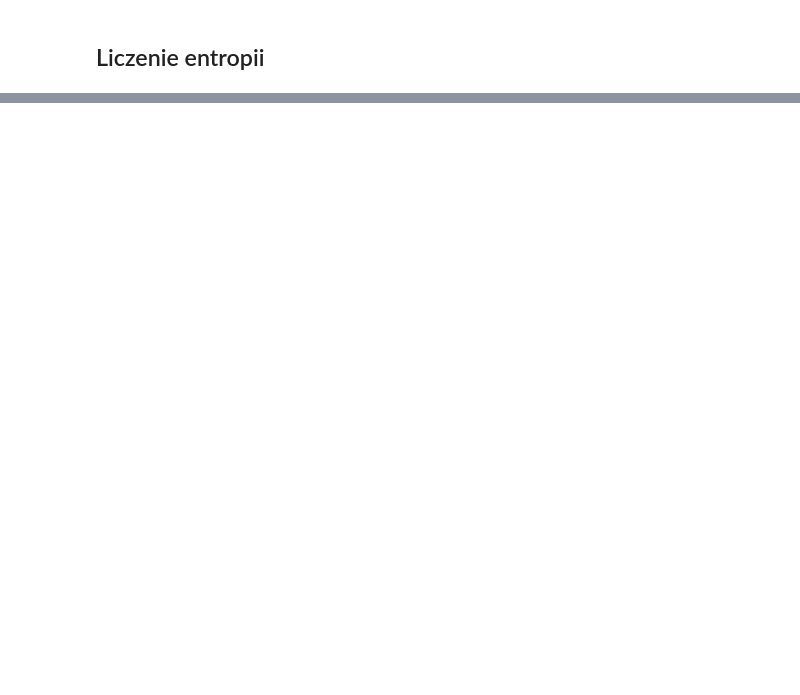
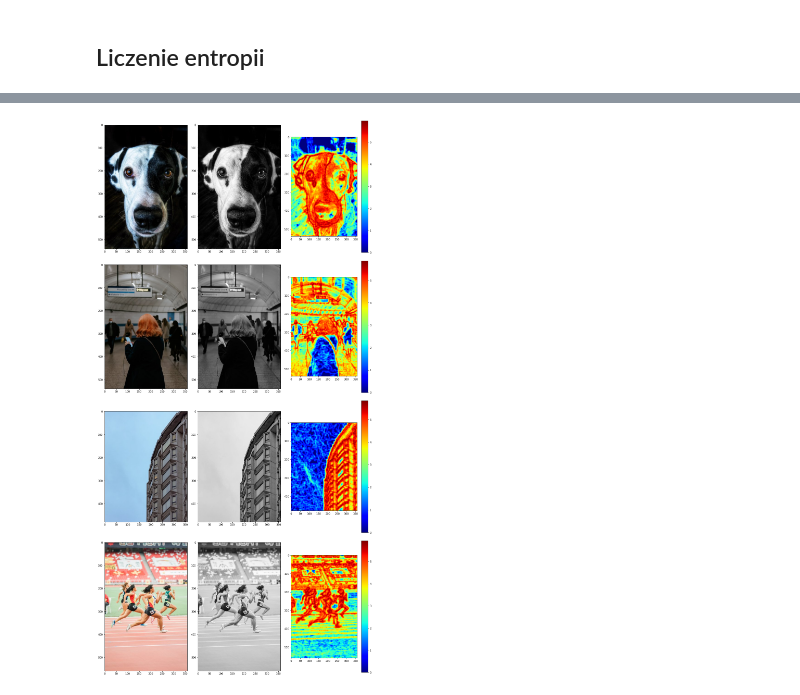
Before and after one commit to bonczol/TIMKoD, a Jupyter notebook: lab6/lab6.ipynb, the cells around one changed output, grey strips where cells are left out. Saved outputs shown, nothing was run; the diff lists cells and outputs as text; code cells hidden in the pictures; blank space fills up the shorter version.

```diff
--- a/lab6/lab6.ipynb
+++ b/lab6/lab6.ipynb
@@ -62,0 +63,28 @@ for im in images[0:1]:
+# %%
+KERNEL_SIZE = 9
+
+cols = 3
+rows = ceil((len(images) * 3) / cols)
+plt.figure(figsize=(15, 30))
+
+for i, im in enumerate(images):
+    # Convert to grayscale
+    im_gray = np.array(ImageOps.grayscale(im))
+
+    # Calculate the entropy in the neighbourhood
+    e = im_entropy(im_gray, KERNEL_SIZE)
+
+    # Plot results
+    plt.subplot(rows,cols, 3*i+1)
+    plt.imshow(np.array(im), cmap=plt.cm.jet)
+
+    plt.subplot(rows,cols, 3*i+2)
+    plt.imshow(im_gray, cmap=plt.cm.gray)
+
+    plt.subplot(rows,cols, 3*i+3)
+    plt.imshow(e, cmap=plt.cm.jet)
+    plt.colorbar()
+
+plt.tight_layout()
+# %% [output]
+[figure, added]
```
Also changed, not shown: parts of 5 cells of this notebook, 8 other files.
